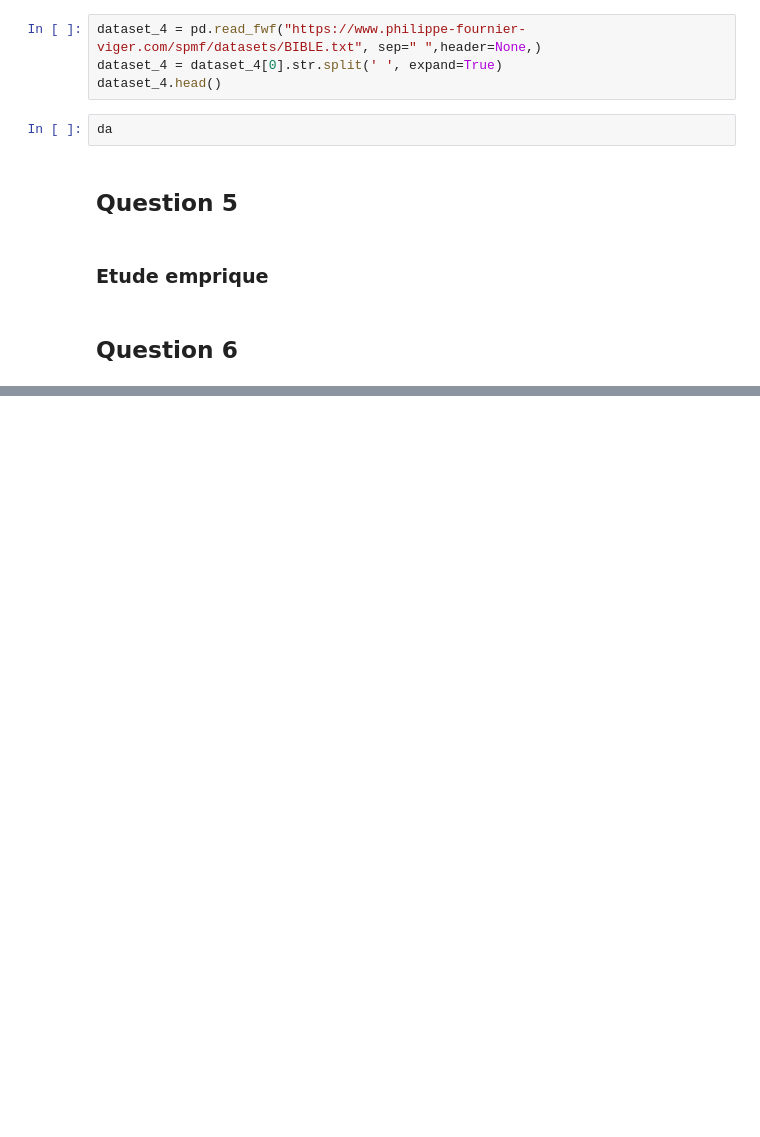
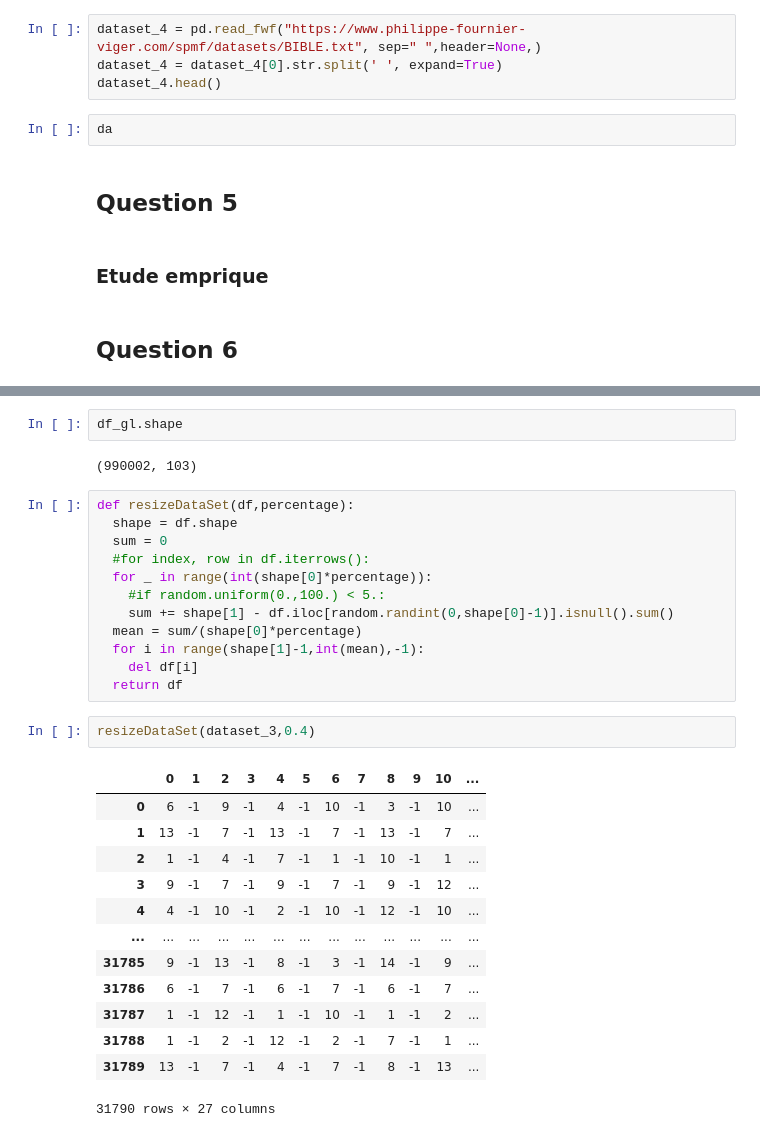
Before and after one commit to pi-aire/dataminig_sampling, a Jupyter notebook: TP_DataMining.ipynb, the cells around one changed output, grey strips where cells are left out. Drawn from its saved outputs; the diff is of its cells as text; blank space fills up the shorter version.

```diff
--- a/TP_DataMining.ipynb
+++ b/TP_DataMining.ipynb
@@ -216,0 +246,32 @@ da
+# %%
+df_gl.shape
+# %% [output]
+(990002, 103)
+# %%
+def resizeDataSet(df,percentage):
+  shape = df.shape
+  sum = 0
+  #for index, row in df.iterrows():
+  for _ in range(int(shape[0]*percentage)):
+    #if random.uniform(0.,100.) < 5.:
+    sum += shape[1] - df.iloc[random.randint(0,shape[0]-1)].isnull().sum()
+  mean = sum/(shape[0]*percentage)
+  for i in range(shape[1]-1,int(mean),-1):
+    del df[i]
+  return df
+# %%
+resizeDataSet(dataset_3,0.4)
+# %% [output]
+|  | 0 | 1 | 2 | 3 | 4 | 5 | 6 | 7 | 8 | 9 | 10 | ... |
+| 0 | 6 | -1 | 9 | -1 | 4 | -1 | 10 | -1 | 3 | -1 | 10 | ... |
+| 1 | 13 | -1 | 7 | -1 | 13 | -1 | 7 | -1 | 13 | -1 | 7 | ... |
+| 2 | 1 | -1 | 4 | -1 | 7 | -1 | 1 | -1 | 10 | -1 | 1 | ... |
+| 3 | 9 | -1 | 7 | -1 | 9 | -1 | 7 | -1 | 9 | -1 | 12 | ... |
+| 4 | 4 | -1 | 10 | -1 | 2 | -1 | 10 | -1 | 12 | -1 | 10 | ... |
+| ... | ... | ... | ... | ... | ... | ... | ... | ... | ... | ... | ... | ... |
+| 31785 | 9 | -1 | 13 | -1 | 8 | -1 | 3 | -1 | 14 | -1 | 9 | ... |
+| 31786 | 6 | -1 | 7 | -1 | 6 | -1 | 7 | -1 | 6 | -1 | 7 | ... |
+| 31787 | 1 | -1 | 12 | -1 | 1 | -1 | 10 | -1 | 1 | -1 | 2 | ... |
+| 31788 | 1 | -1 | 2 | -1 | 12 | -1 | 2 | -1 | 7 | -1 | 1 | ... |
+| 31789 | 13 | -1 | 7 | -1 | 4 | -1 | 7 | -1 | 8 | -1 | 13 | ... |
+31790 rows × 27 columns
```
Also changed, not shown: parts of 7 cells of this notebook.
